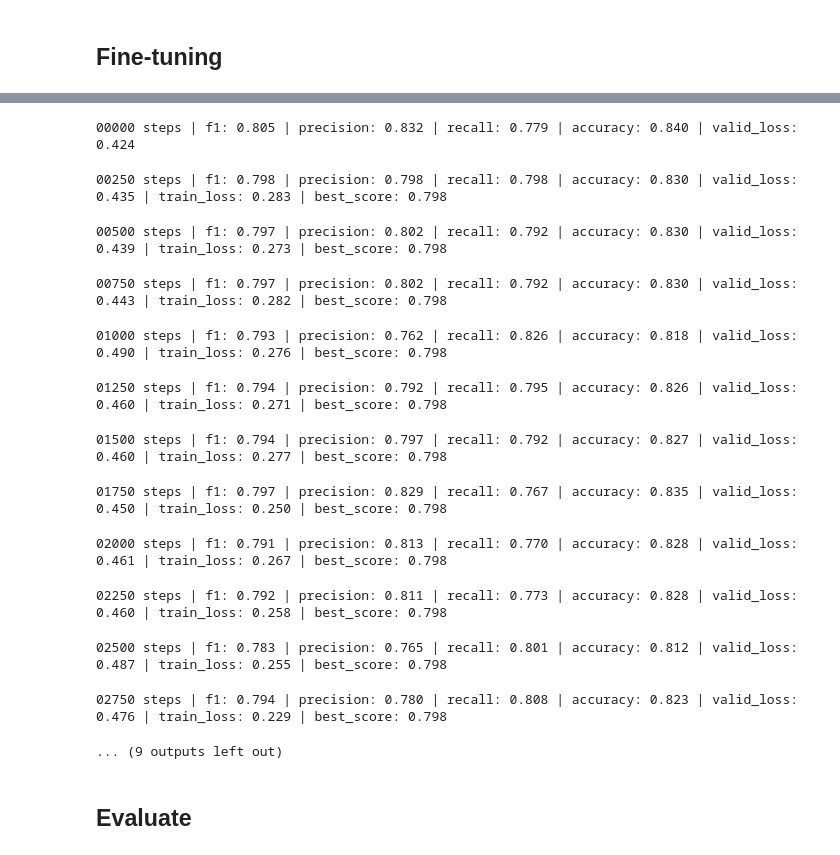
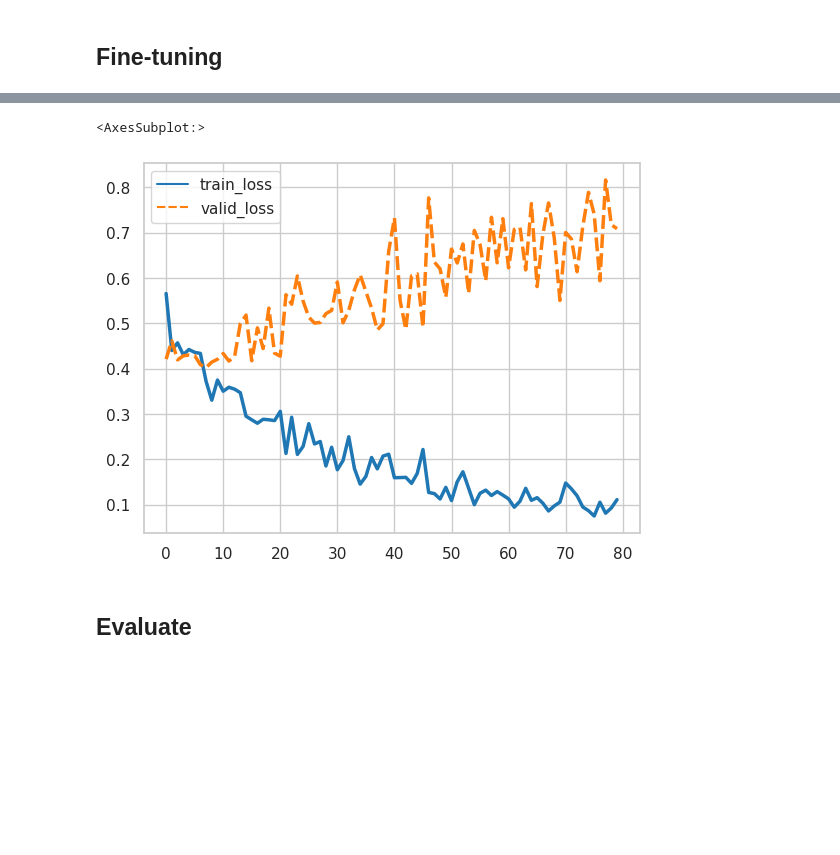
Before and after one commit to maks-k4h/KaggleDisasterTweets, a Jupyter notebook: myroberta.ipynb, the cells around one changed output, grey strips where cells are left out. Cells and saved outputs as stored; diff of their text form; code cells hidden in the pictures; blank space fills up the shorter version.

```diff
--- a/myroberta.ipynb
+++ b/myroberta.ipynb
@@ -471 +433,3 @@ optimizer = torch.optim.Adam(model.parameters(), lr=1e-6)
+# %%
+logs_dict = {}
 # %%
@@ -493,25 +461,13 @@ train(model,
-# %%
-train(model,
-      train_dataloader,
-      valid_dataloader,
-      5000,
-      optimizer,
-      blind_steps=250,
-      additional_metrics=[('precision', precision_score), ('recall', recall_score),('accuracy', accuracy_score)])
-# %% [output]
-00000 steps | f1: 0.805 | precision: 0.832 | recall: 0.779 | accuracy: 0.840 | valid_loss: 0.424
-00250 steps | f1: 0.798 | precision: 0.798 | recall: 0.798 | accuracy: 0.830 | valid_loss: 0.435 | train_loss: 0.283 | best_score: 0.798
-00500 steps | f1: 0.797 | precision: 0.802 | recall: 0.792 | accuracy: 0.830 | valid_loss: 0.439 | train_loss: 0.273 | best_score: 0.798
-00750 steps | f1: 0.797 | precision: 0.802 | recall: 0.792 | accuracy: 0.830 | valid_loss: 0.443 | train_loss: 0.282 | best_score: 0.798
-01000 steps | f1: 0.793 | precision: 0.762 | recall: 0.826 | accuracy: 0.818 | valid_loss: 0.490 | train_loss: 0.276 | best_score: 0.798
-01250 steps | f1: 0.794 | precision: 0.792 | recall: 0.795 | accuracy: 0.826 | valid_loss: 0.460 | train_loss: 0.271 | best_score: 0.798
-01500 steps | f1: 0.794 | precision: 0.797 | recall: 0.792 | accuracy: 0.827 | valid_loss: 0.460 | train_loss: 0.277 | best_score: 0.798
-01750 steps | f1: 0.797 | precision: 0.829 | recall: 0.767 | accuracy: 0.835 | valid_loss: 0.450 | train_loss: 0.250 | best_score: 0.798
-02000 steps | f1: 0.791 | precision: 0.813 | recall: 0.770 | accuracy: 0.828 | valid_loss: 0.461 | train_loss: 0.267 | best_score: 0.798
-02250 steps | f1: 0.792 | precision: 0.811 | recall: 0.773 | accuracy: 0.828 | valid_loss: 0.460 | train_loss: 0.258 | best_score: 0.798
-02500 steps | f1: 0.783 | precision: 0.765 | recall: 0.801 | accuracy: 0.812 | valid_loss: 0.487 | train_loss: 0.255 | best_score: 0.798
-02750 steps | f1: 0.794 | precision: 0.780 | recall: 0.808 | accuracy: 0.823 | valid_loss: 0.476 | train_loss: 0.229 | best_score: 0.798
-... (9 outputs left out)
+# %%
+import numpy as np
+import seaborn as sns
+
+sns.set_theme(style="whitegrid")
+
+sns.lineplot(data=logs_dict, palette="tab10", linewidth=2.5)
+# %% [output]
+<AxesSubplot:>
+[figure, added]
 # %% [markdown]
 ## Evaluate
 # %%
```
Also changed, not shown: parts of 17 cells of this notebook.
